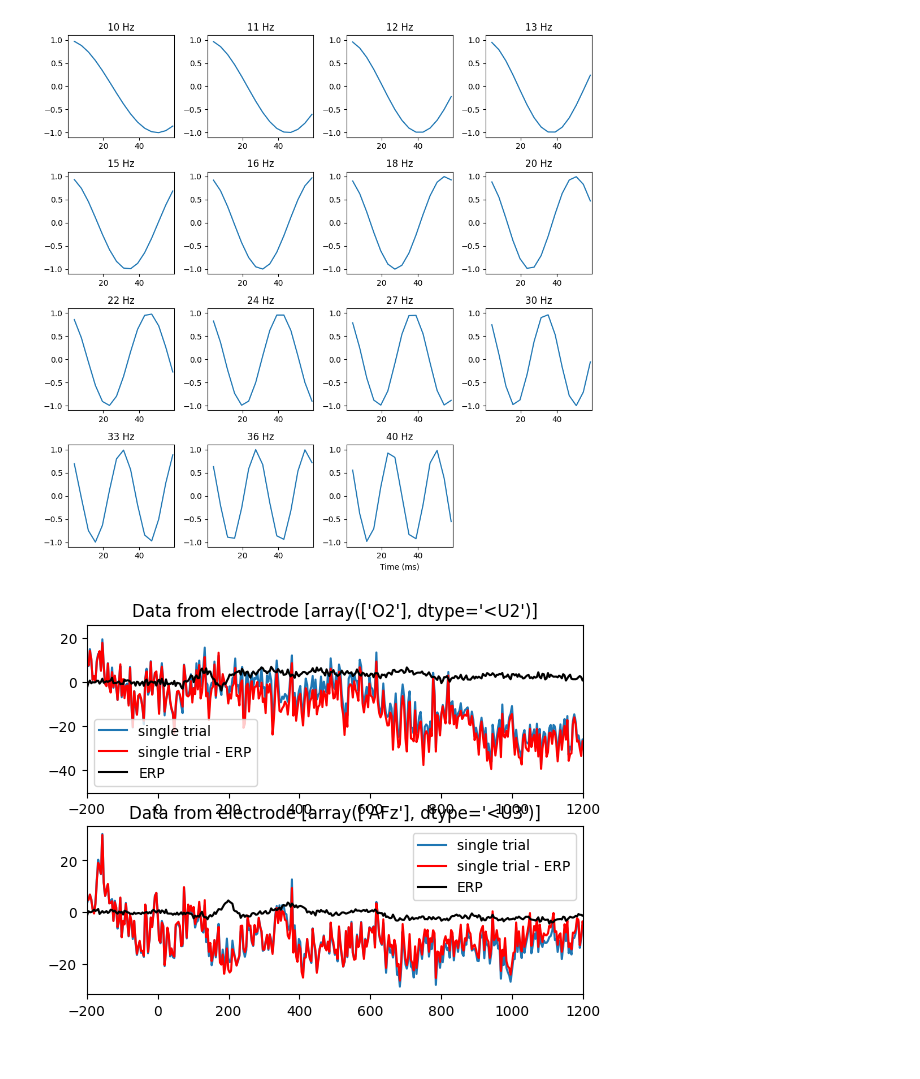
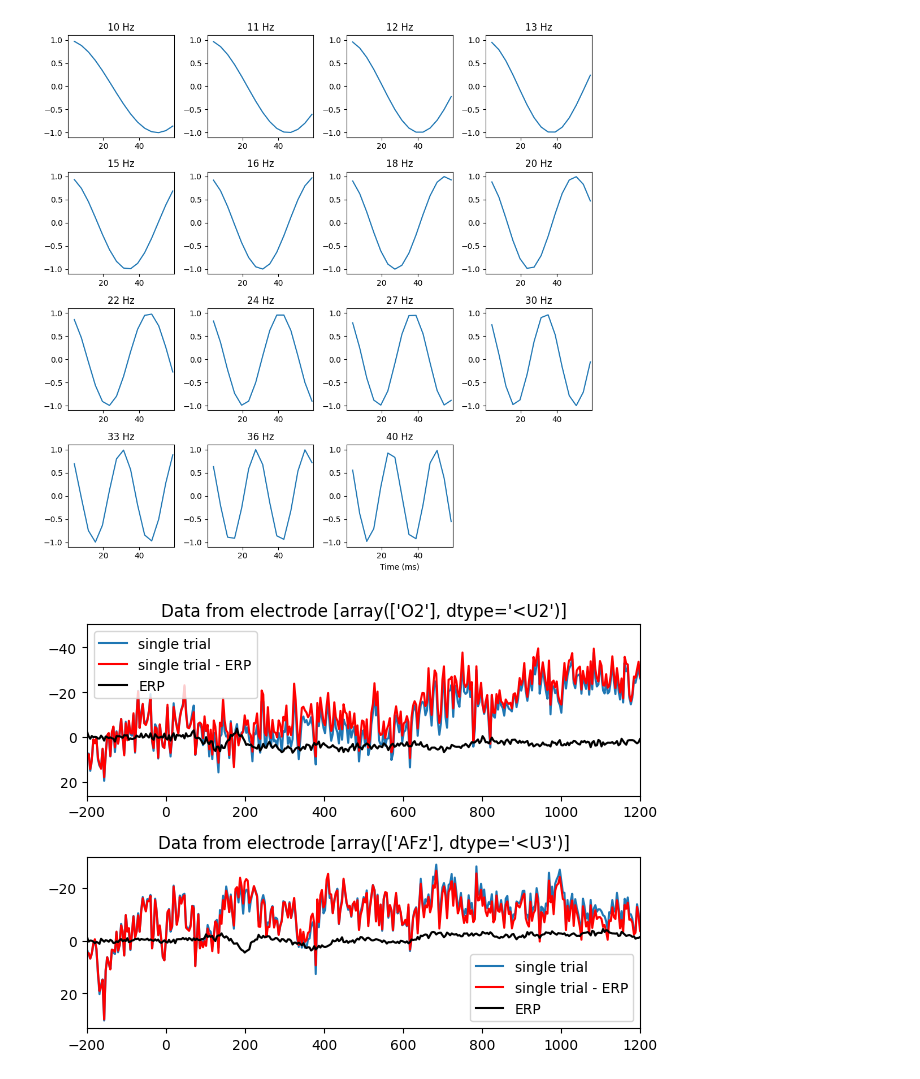
Before and after one commit to agencyenterprise/AnalyzingNeuralTimeSeries-Python, a Jupyter notebook: src/chapter28.ipynb, the cells around one changed output. Cells and saved outputs as stored; diff of their text form; code cells hidden in the pictures.

```diff
--- a/src/chapter28.ipynb
+++ b/src/chapter28.ipynb
@@ -293,33 +311,36 @@ plt.show()
 # %%
 # Figure 28.7
 
 plt.figure()
 
 # Select electrode to plot
 electrode2plot = EEG['chanlocs'][0]['labels']=='O2'
-erp = np.mean(EEG['data'][electrode2plot, :, :], axis=2)
+erp = np.squeeze(np.mean(EEG['data'][electrode2plot, :, :], axis=2))
 plt.subplot(211)
-plt.plot(EEG['times'][0], EEG['data'][electrode2plot, :, 0][0], label='single trial')
-plt.plot(EEG['times'][0], EEG['data'][electrode2plot, :, 0][0] - erp[0], 'r', label='single trial - ERP')
-plt.plot(EEG['times'][0], erp[0], 'k', label='ERP')
+plt.plot(EEG['times'][0], np.squeeze(EEG['data'][electrode2plot, :, 0]),label='single trial')
+plt.plot(EEG['times'][0], np.squeeze(EEG['data'][electrode2plot, :, 0]) - erp, 'r', label='single trial - ERP')
+plt.plot(EEG['times'][0], erp, 'k', label='ERP')
 plt.xlim([-200, 1200])
 plt.legend()
 plt.title(f'Data from electrode {EEG["chanlocs"][0]["labels"][electrode2plot]}')
+plt.gca().invert_yaxis()
 
 # Select another electrode to plot
 electrode2plot = EEG['chanlocs'][0]['labels']=='AFz'
-erp = np.mean(EEG['data'][electrode2plot, :, :], axis=2)
+erp = np.squeeze(np.mean(EEG['data'][electrode2plot, :, :], axis=2))
 plt.subplot(212)
-plt.plot(EEG['times'][0], EEG['data'][electrode2plot, :, 0][0], label='single trial')
-plt.plot(EEG['times'][0], EEG['data'][electrode2plot, :, 0][0] - erp[0], 'r', label='single trial - ERP')
-plt.plot(EEG['times'][0], erp[0], 'k', label='ERP')
+plt.plot(EEG['times'][0], np.squeeze(EEG['data'][electrode2plot, :, 0]), label='single trial')
+plt.plot(EEG['times'][0], np.squeeze(EEG['data'][electrode2plot, :, 0]) - erp, 'r', label='single trial - ERP')
+plt.plot(EEG['times'][0], erp, 'k', label='ERP')
 plt.xlim([-200, 1200])
 plt.legend()
 plt.title(f'Data from electrode {EEG["chanlocs"][0]["labels"][electrode2plot]}')
+plt.gca().invert_yaxis()
 
+plt.tight_layout()
 plt.show()
 # %% [output]
-[figure, old version]
+[figure, new version]
 # %%
 # Figure 28.8
 
```
Also changed, not shown: parts of 8 cells of this notebook, 7 other files.
